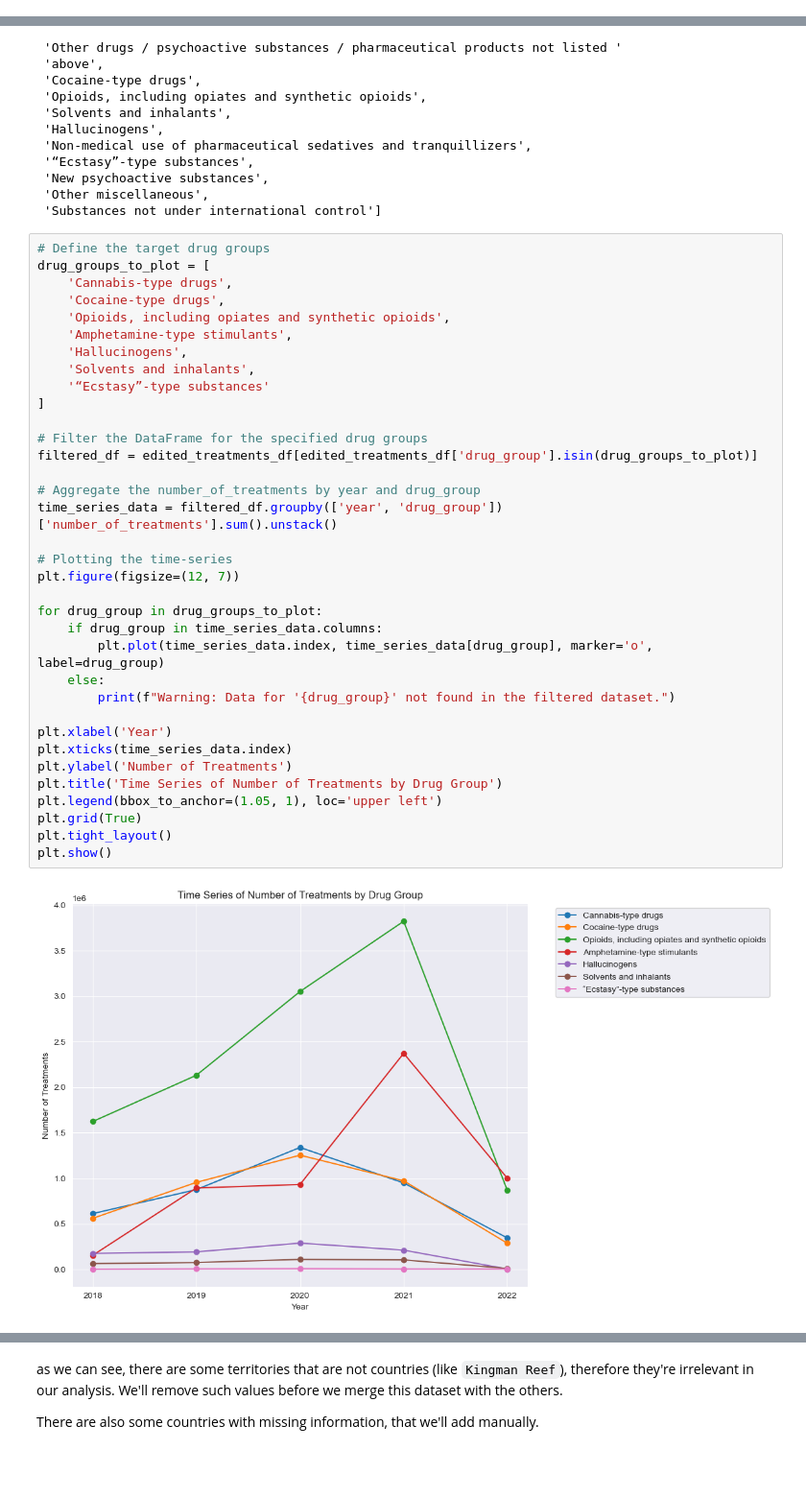
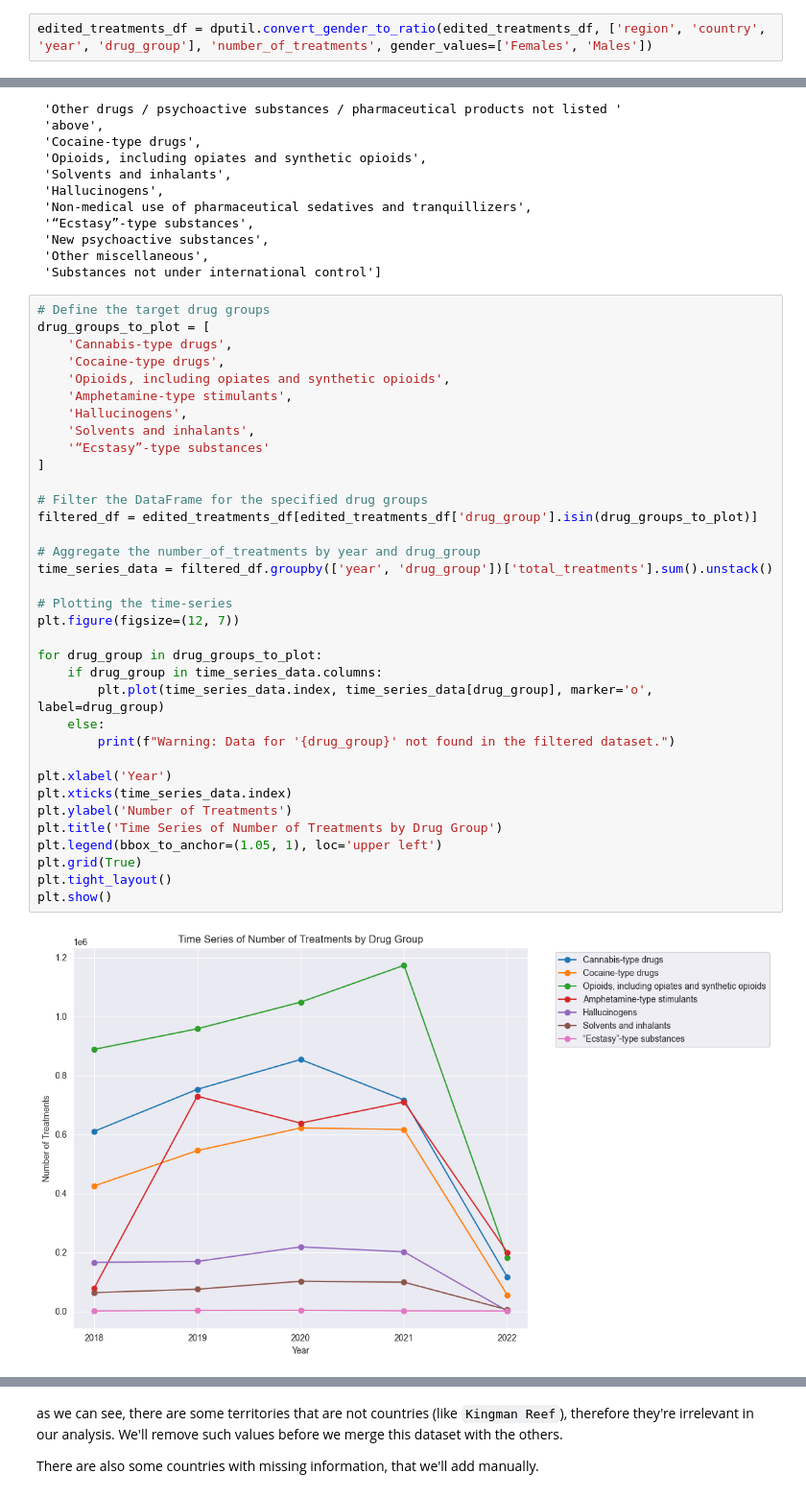
Before and after one commit to ArieStoli/ds-lab-2025, a Jupyter notebook: data_preprocessing.ipynb, the cells around one changed output, grey strips where cells are left out. Shown at 96% size. Drawn from its saved outputs; the diff is of its cells as text; blank space fills up the shorter version.

```diff
--- a/data_preprocessing.ipynb
+++ b/data_preprocessing.ipynb
@@ -1343,0 +1354,2 @@ From the correlation matrix we can see immediately that using both female and ma
+# %%
+edited_treatments_df = dputil.convert_gender_to_ratio(edited_treatments_df, ['region', 'country', 'year', 'drug_group'], 'number_of_treatments', gender_values=['Females', 'Males'])
@@ -1369,35 +1383,35 @@ drug_groups_to_plot = [
     'Opioids, including opiates and synthetic opioids',
     'Amphetamine-type stimulants',
     'Hallucinogens',
     'Solvents and inhalants',
     '“Ecstasy”-type substances'
 ]
 
 # Filter the DataFrame for the specified drug groups
 filtered_df = edited_treatments_df[edited_treatments_df['drug_group'].isin(drug_groups_to_plot)]
 
 # Aggregate the number_of_treatments by year and drug_group
-time_series_data = filtered_df.groupby(['year', 'drug_group'])['number_of_treatments'].sum().unstack()
+time_series_data = filtered_df.groupby(['year', 'drug_group'])['total_treatments'].sum().unstack()
 
 # Plotting the time-series
 plt.figure(figsize=(12, 7))
 
 for drug_group in drug_groups_to_plot:
     if drug_group in time_series_data.columns:
         plt.plot(time_series_data.index, time_series_data[drug_group], marker='o', label=drug_group)
     else:
         print(f"Warning: Data for '{drug_group}' not found in the filtered dataset.")
 
 plt.xlabel('Year')
 plt.xticks(time_series_data.index)
 plt.ylabel('Number of Treatments')
 plt.title('Time Series of Number of Treatments by Drug Group')
 plt.legend(bbox_to_anchor=(1.05, 1), loc='upper left')
 plt.grid(True)
 plt.tight_layout()
 plt.show()
 # %% [output]
-[figure, old version]
+[figure, new version]
 # %% [markdown]
 Interestingly, we see the most treatments were given to the *Opioids* and *Amphetamines* drug types, which were less common than *Cocaine* or *Cannabis* in the trafficking and seizure datasets. This then indicates that these types of drugs are **more dangerous** than the other.
 
```
Also changed, not shown: parts of 56 cells of this notebook, 3 other files.
